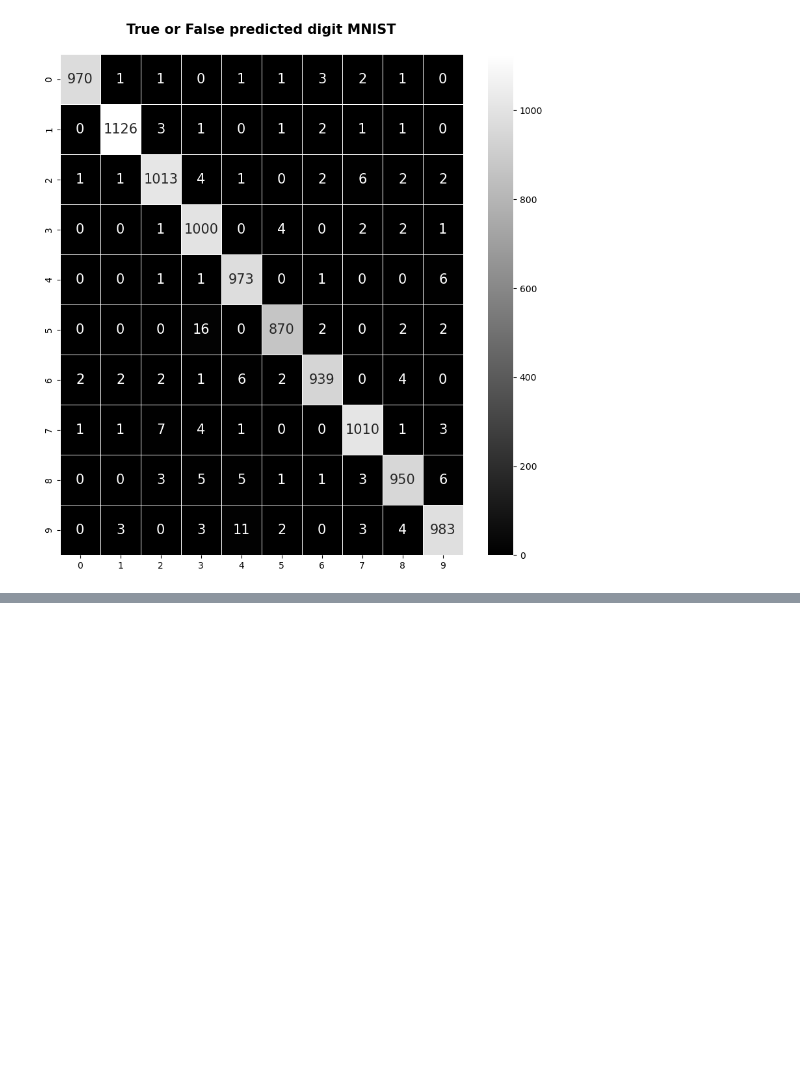
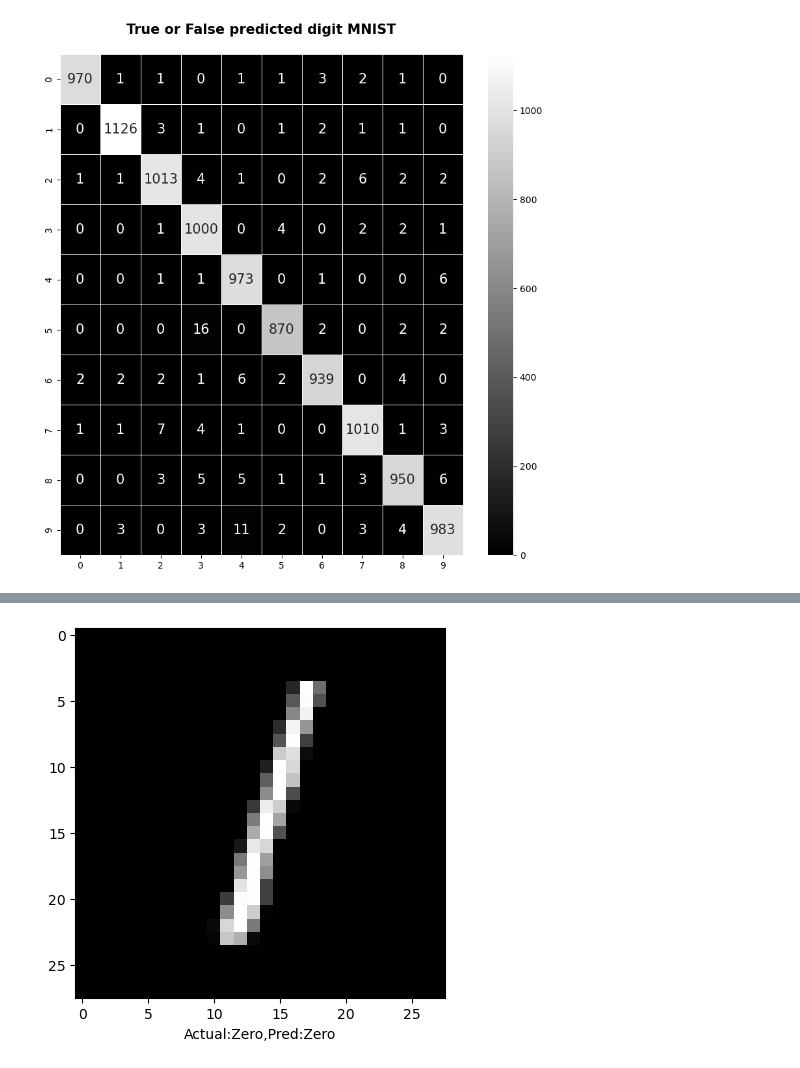
Before and after one commit to SENTHILKUMARTH/Week11-Deep-Learning-Module, a Jupyter notebook: CNN/CNN.ipynb, the cells around one changed output, grey strips where cells are left out. Cells and saved outputs as stored; diff of their text form; code cells hidden in the pictures; blank space fills up the shorter version.

```diff
--- a/CNN/CNN.ipynb
+++ b/CNN/CNN.ipynb
@@ -106,0 +124,5 @@ plt.show()
+# %%
+#tf.expand_dims(X_test_digit[0])
+y_predict_single = model.predict(x_test[[3]])
+y_predict_single[0]
+y_predicts=np.argmax(y_predict_single, axis=1)
@@ -106,0 +131,11 @@ plt.show()
+# %%
+#Names of numbers in the dataset in order
+col_names = ['Zero','One','Two','Three','Four','Five','Six','Seven','Eight','Nine']
+
+#Visualizing the digits
+#plt.figure(figsize=(10,10))
+plt.imshow(x_test[2].reshape(28,28), cmap='gray')
+plt.xlabel("Actual:{},Pred:{}".format(col_names[np.argmax(y_test[3])],col_names[y_predicts[0]]))
+plt.show()
+# %% [output]
+[figure, added]
```
Also changed, not shown: parts of 3 cells of this notebook.
